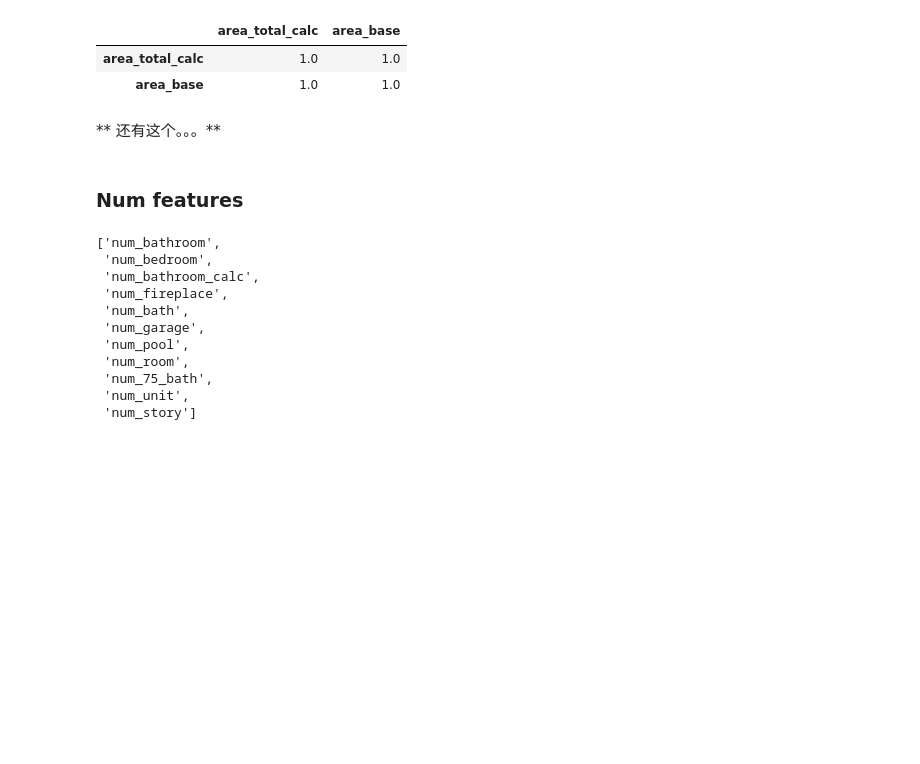
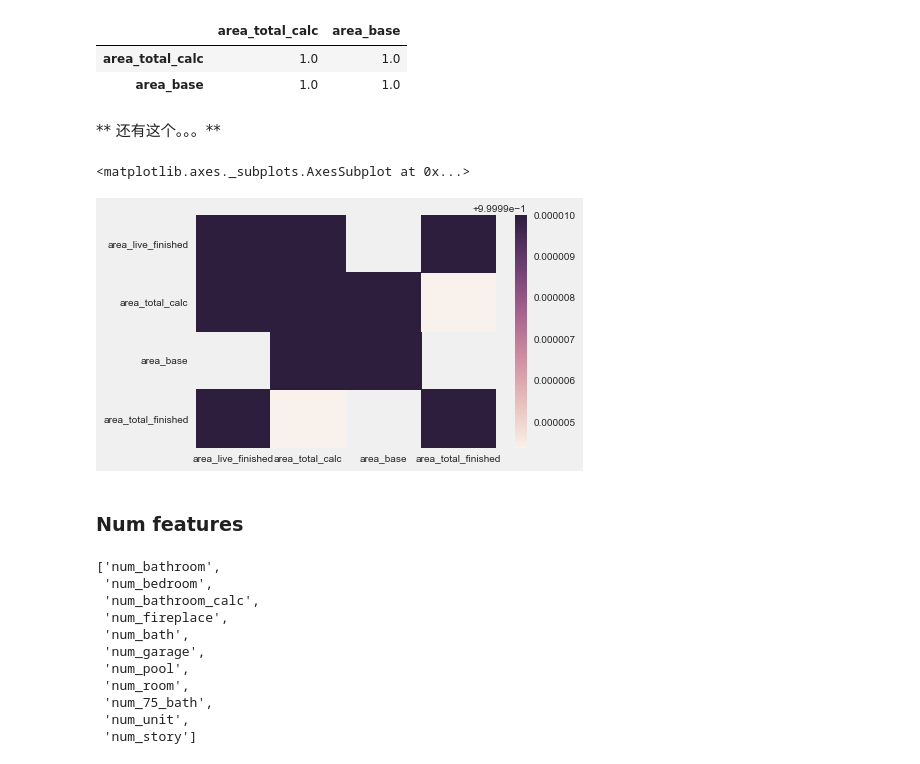
Before and after one commit to zhurui1351/everydaystudy, a Jupyter notebook: helper/help/数据探索/数据探索 properties data.ipynb, the cells around one changed output. Cells and saved outputs as stored; diff of their text form; code cells hidden in the pictures; blank space fills up the shorter version.

```diff
--- a/helper/help/数据探索/数据探索 properties data.ipynb
+++ b/helper/help/数据探索/数据探索 properties data.ipynb
@@ -466,6 +464,11 @@ properties[['area_total_calc','area_base']].dropna().corr()
 | area_base | 1.0 | 1.0 |
 # %% [markdown]
 ** 还有这个。。。**
+# %%
+sns.heatmap(properties[['area_live_finished','area_total_calc','area_base','area_total_finished']].corr())
+# %% [output]
+<matplotlib.axes._subplots.AxesSubplot at 0x...>
+[figure, added]
 # %% [markdown]
 ### Num features
 # %%
```
Also changed, not shown: parts of 18 cells of this notebook, 2 other files.
